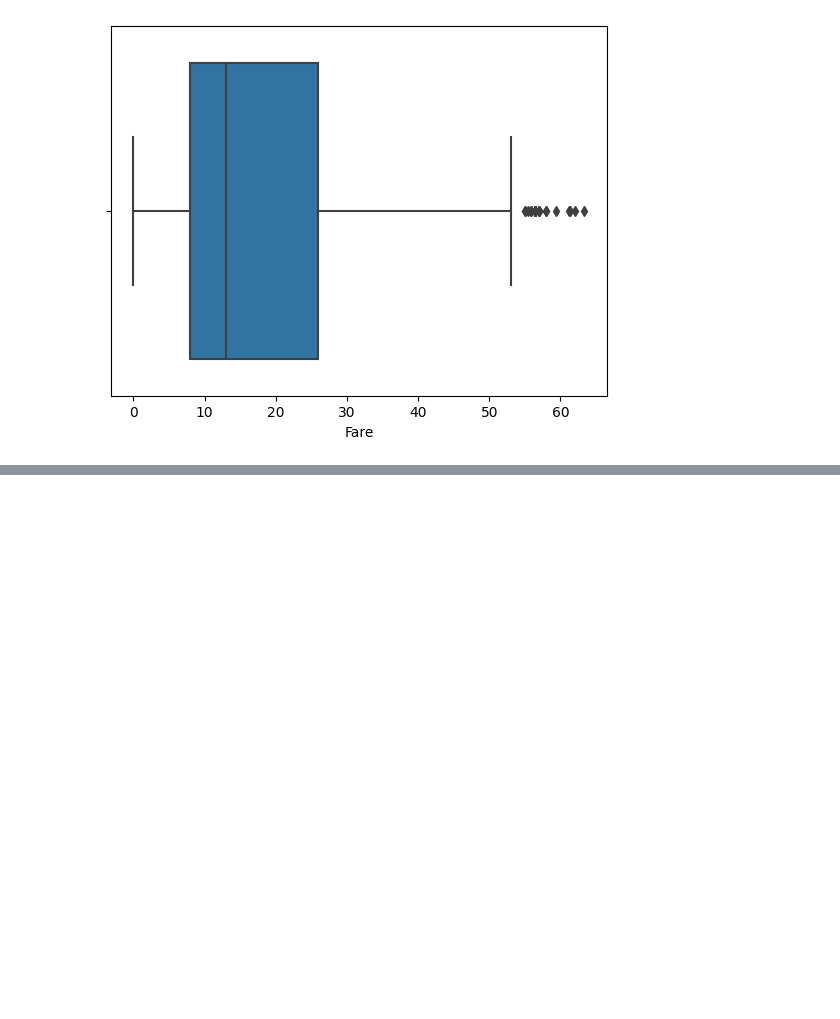
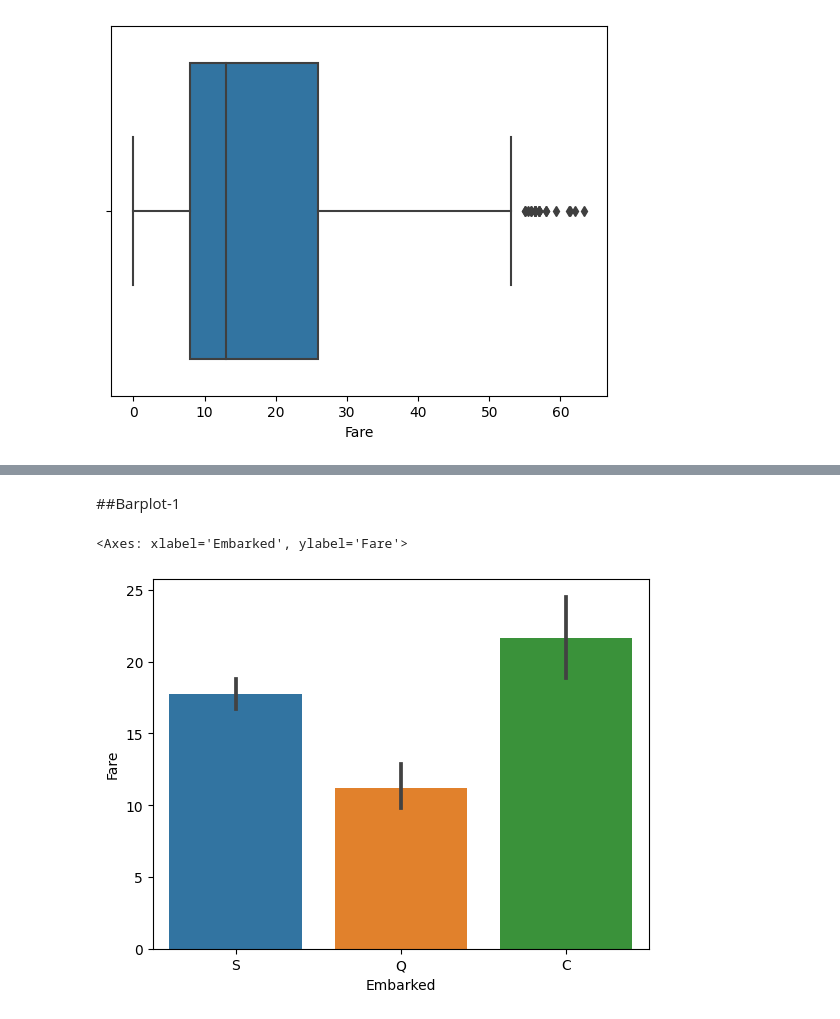
Before and after one commit to pradeep71195/Statistical-Analysis, a Jupyter notebook: Descriptive Statistics.ipynb, the cells around one changed output, grey strips where cells are left out. Cells and saved outputs as stored; diff of their text form; code cells hidden in the pictures; blank space fills up the shorter version.

```diff
--- a/Descriptive Statistics.ipynb
+++ b/Descriptive Statistics.ipynb
@@ -233,0 +294,8 @@ sns.boxplot(x=data['Fare'])
+# %% [markdown]
+##Barplot-1
+# %%
+#barplot - represents an average (estimate of central tendency) for numeric values
+sns.barplot(data=final_data, x='Embarked', y='Fare')
+# %% [output]
+<Axes: xlabel='Embarked', ylabel='Fare'>
+[figure, added]
```
Also changed, not shown: parts of 42 cells of this notebook.
